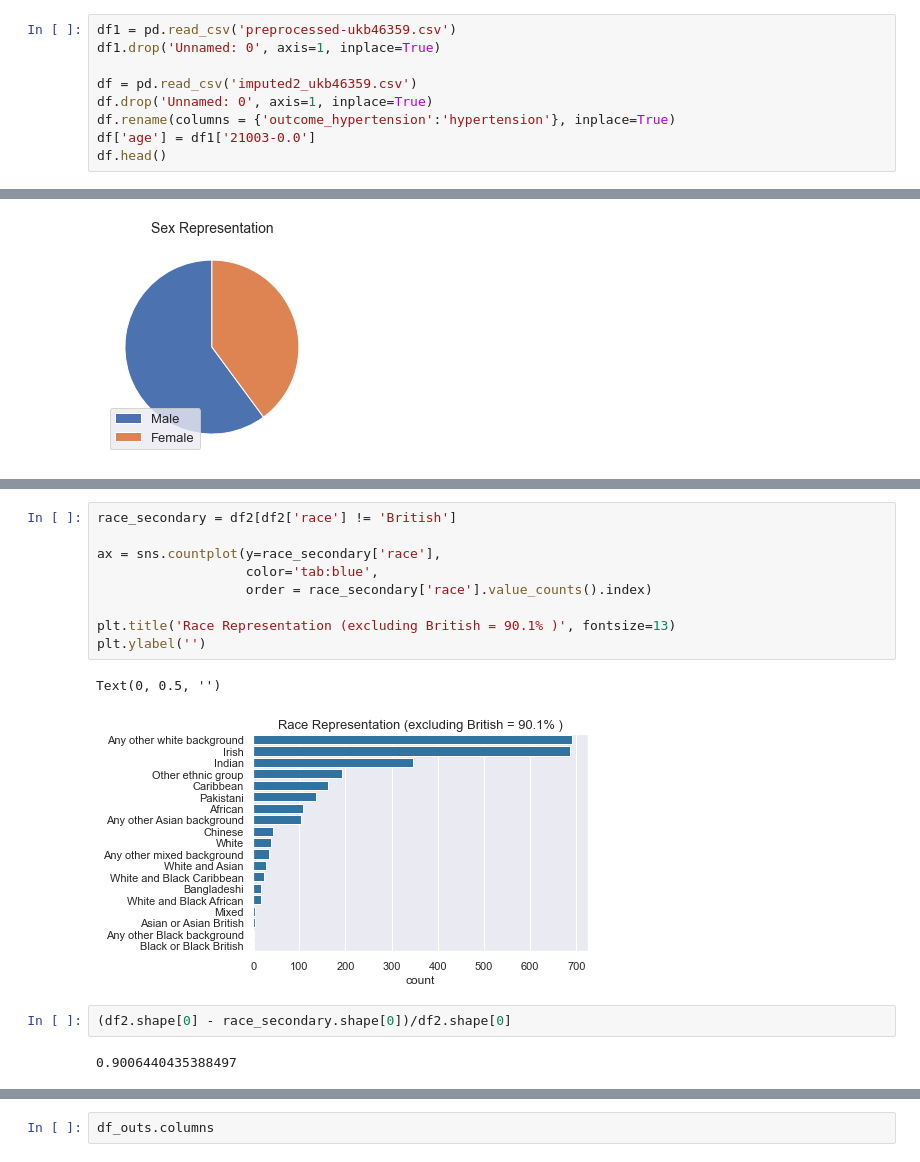
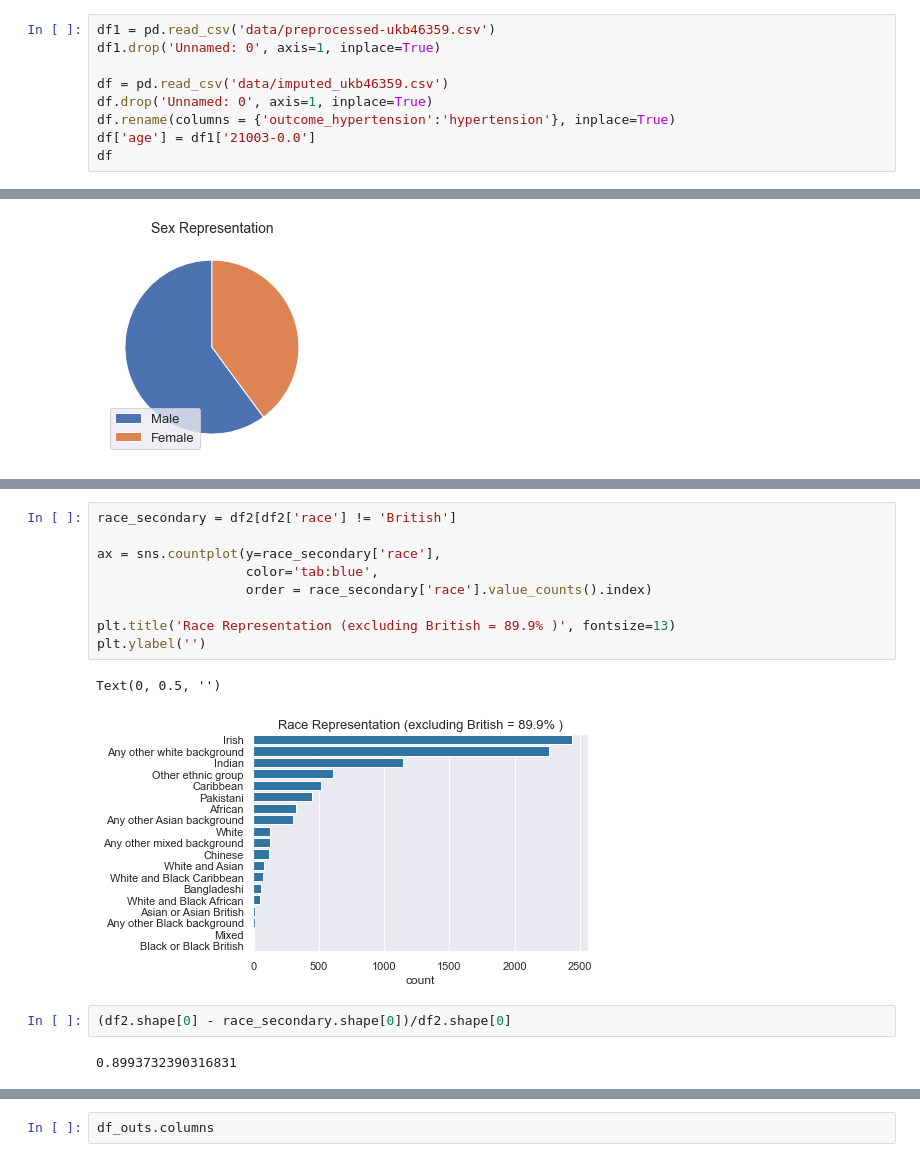
Before and after one commit to analiseb/UB-Masters-Thesis, a Jupyter notebook: 011_eda-Copy1.ipynb, the cells around one changed output, grey strips where cells are left out. Saved outputs shown, nothing was run; the diff lists cells and outputs as text.

```diff
--- a/011_eda-Copy1.ipynb
+++ b/011_eda-Copy1.ipynb
@@ -7,13 +7,13 @@ import seaborn as sns
 from IPython.core.display import display, HTML
 display(HTML("<style>.container { width:80% !important; }</style>"))
 # %%
-df1 = pd.read_csv('preprocessed-ukb46359.csv')
+df1 = pd.read_csv('data/preprocessed-ukb46359.csv')
 df1.drop('Unnamed: 0', axis=1, inplace=True)
 
-df = pd.read_csv('imputed2_ukb46359.csv')
+df = pd.read_csv('data/imputed_ukb46359.csv')
 df.drop('Unnamed: 0', axis=1, inplace=True)
 df.rename(columns = {'outcome_hypertension':'hypertension'}, inplace=True)
 df['age'] = df1['21003-0.0']
-df.head()
+df
 # %% [output]
 |  | 30850-0.0 | 30780-0.0 | 30690-0.0 | 1488-0.0 | 30790-0.0 | 1418-0.0 | 1329-0.0 | 4079-0.0 | 1220-0.0 | ... |
@@ -286,19 +301,19 @@ The inverse_transformed function was deprecated in Matplotlib 3.3 and will be re
 # %%
 race_secondary = df2[df2['race'] != 'British']
 
 ax = sns.countplot(y=race_secondary['race'],
                    color='tab:blue',
                    order = race_secondary['race'].value_counts().index)
 
-plt.title('Race Representation (excluding British = 90.1% )', fontsize=13)
+plt.title('Race Representation (excluding British = 89.9% )', fontsize=13)
 plt.ylabel('')
 # %% [output]
 Text(0, 0.5, '')
-[figure, old version]
+[figure, new version]
 # %%
 (df2.shape[0] - race_secondary.shape[0])/df2.shape[0]
 # %% [output]
-0.9006440435388497
+0.8993732390316831
 # %%
 df_counts = pd.DataFrame(columns = ['outcome', 'count'])
 
```
Also changed, not shown: parts of 14 cells of this notebook, 5 other files.
